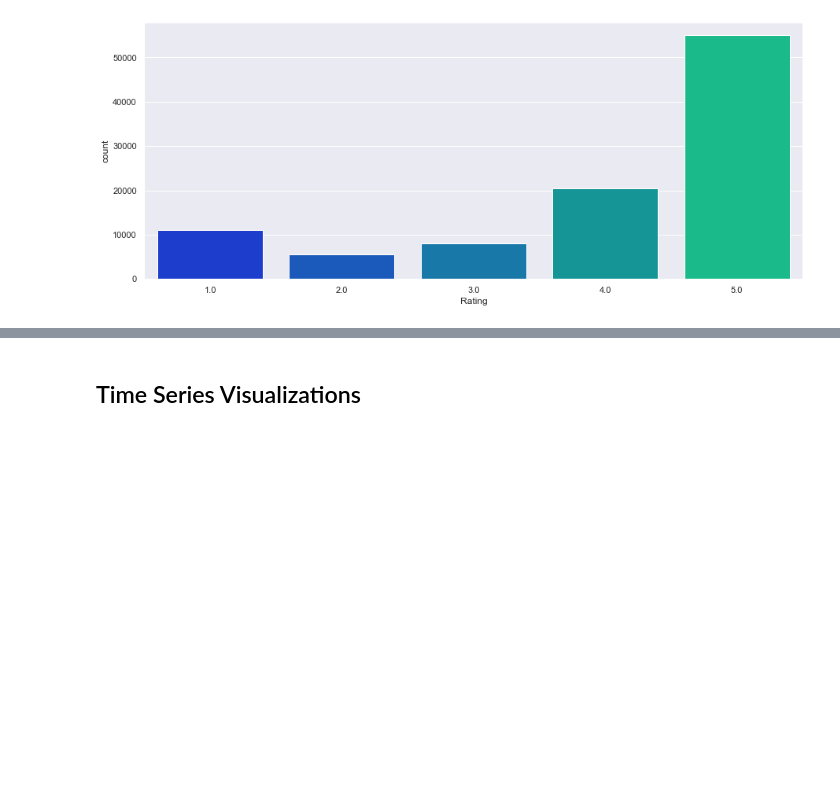
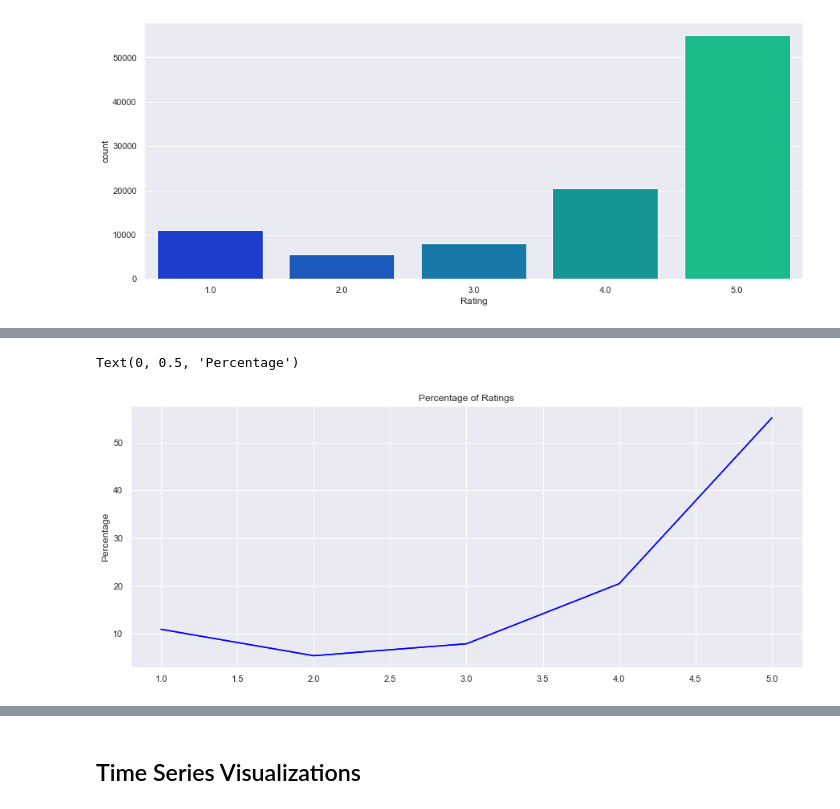
Before and after one commit to Shaheerairaj/Amazon-Product-Recommendation-System, a Jupyter notebook: Amazon Project/Amazon Project.ipynb, the cells around one changed output, grey strips where cells are left out. Saved outputs shown, nothing was run; the diff lists cells and outputs as text; code cells hidden in the pictures; blank space fills up the shorter version.

```diff
--- a/Amazon Project/Amazon Project.ipynb
+++ b/Amazon Project/Amazon Project.ipynb
@@ -114,0 +117,8 @@ Above we can see the number of ratings each user has given in the data set. The
+# %%
+plt.figure(figsize=(15,6))
+plt.plot((df.groupby('Rating').count()/100000)*100, color='blue')
+plt.title('Percentage of Ratings')
+plt.ylabel('Percentage')
+# %% [output]
+Text(0, 0.5, 'Percentage')
+[figure, added]
```
Also changed, not shown: parts of 14 cells of this notebook.
